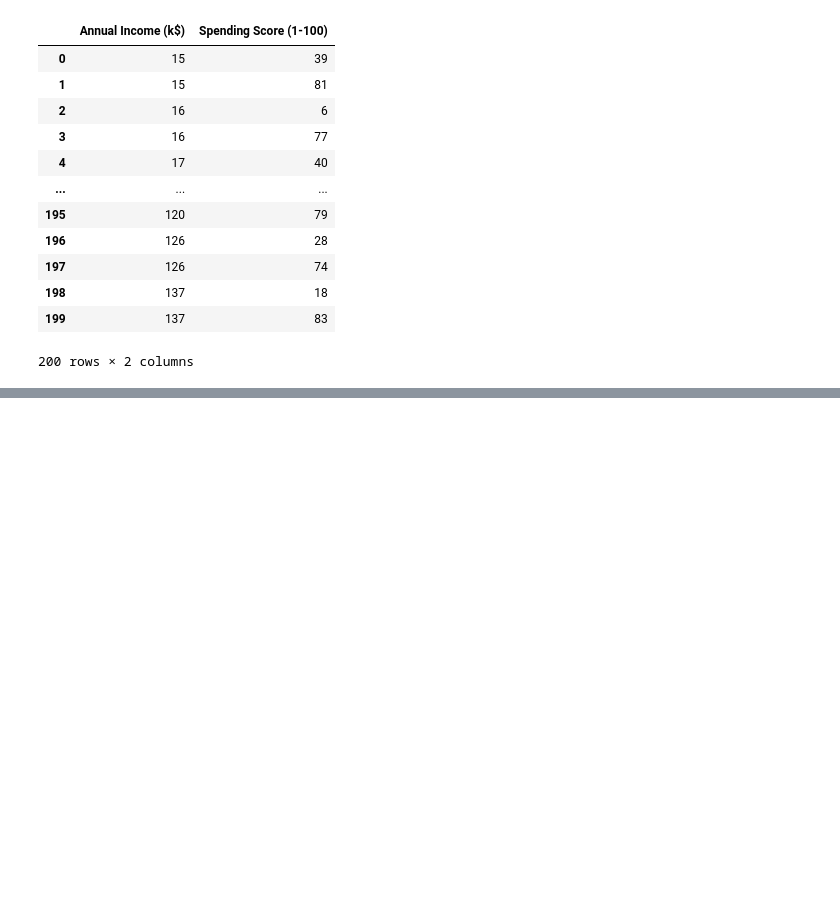
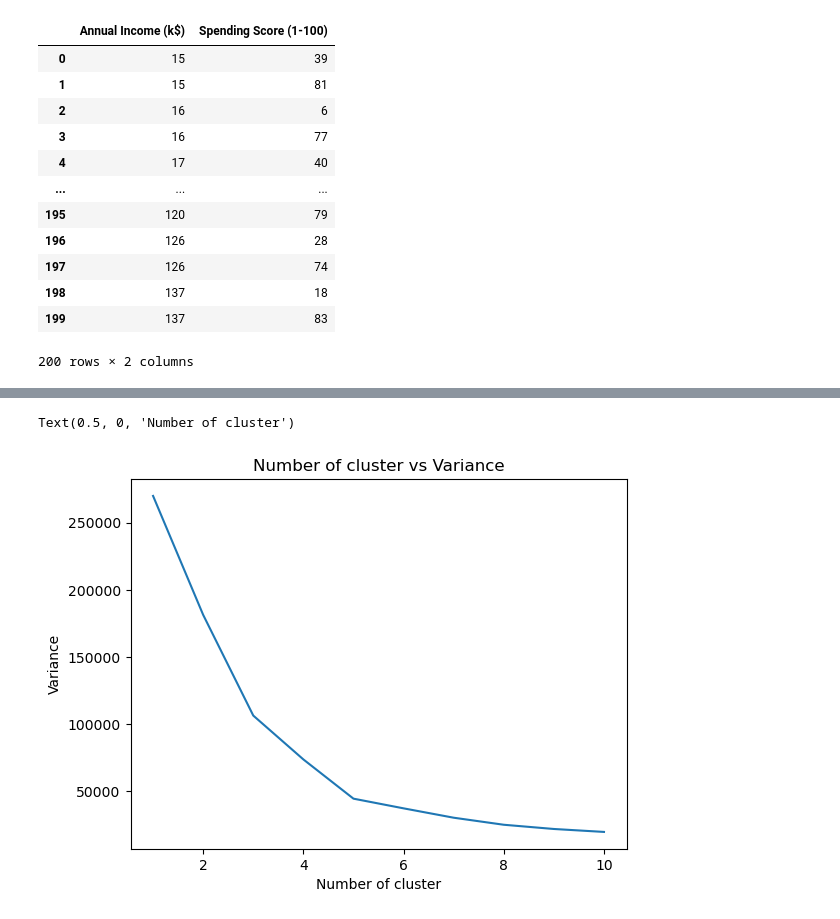
Before and after one commit to Anugrahig/LM-BD-March, a Jupyter notebook: march_bigdata/ml/05_clustering/01_kmeans_mall_customer.ipynb, the cells around one changed output, grey strips where cells are left out. Drawn from its saved outputs; the diff is of its cells as text; code cells hidden in the pictures; blank space fills up the shorter version.

```diff
--- a/march_bigdata/ml/05_clustering/01_kmeans_mall_customer.ipynb
+++ b/march_bigdata/ml/05_clustering/01_kmeans_mall_customer.ipynb
@@ -128,0 +131,9 @@ X
+# %%
+from sklearn.cluster import KMeans
+wcss=[]
+# we need to calculated variance of each clusters,then assign value to wcc
+# init=k-menas : kmeans value will increment at each iteration
+for i in range(1,11): #i = number of clusters
+    data=KMeans(n_clusters=i,init="k-means++",random_state=42)
+    data.fit(X)
+    wcss.append(data.inertia_) #data.inertia : to calculate variance
@@ -128,0 +154,10 @@ X
+# %%
+lst=[i for i in range(1,11)]
+# plt.plot(lst,wcss)
+plt.plot(range(1,11),wcss)
+plt.title("Number of cluster vs Variance")
+plt.ylabel("Variance")
+plt.xlabel("Number of cluster")
+# %% [output]
+Text(0.5, 0, 'Number of cluster')
+[figure, added]
```
Also changed, not shown: parts of 19 cells of this notebook, 1 other file.
